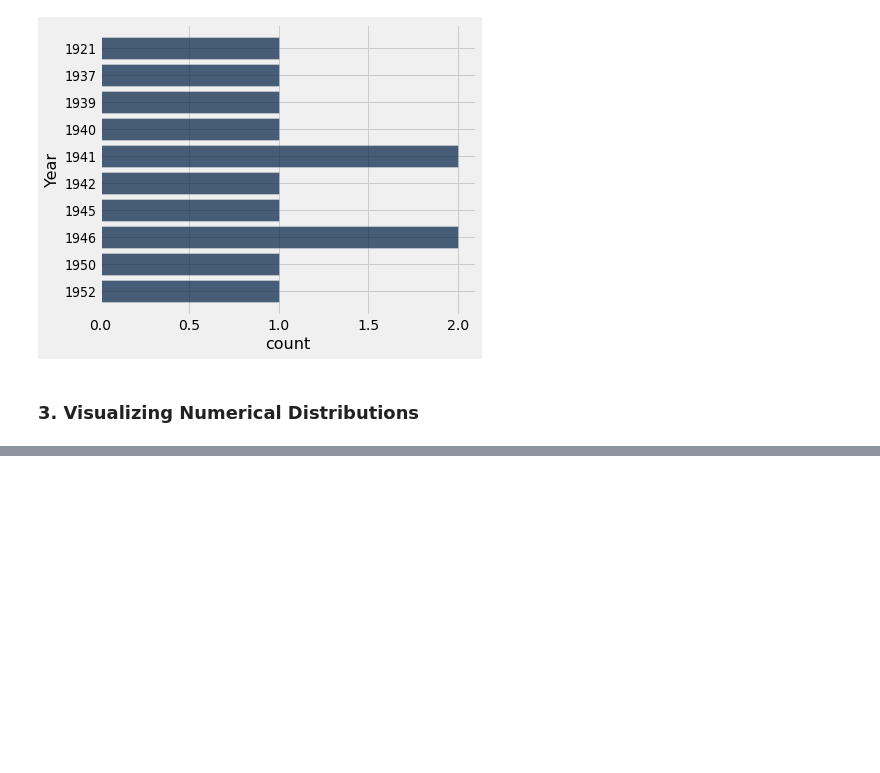
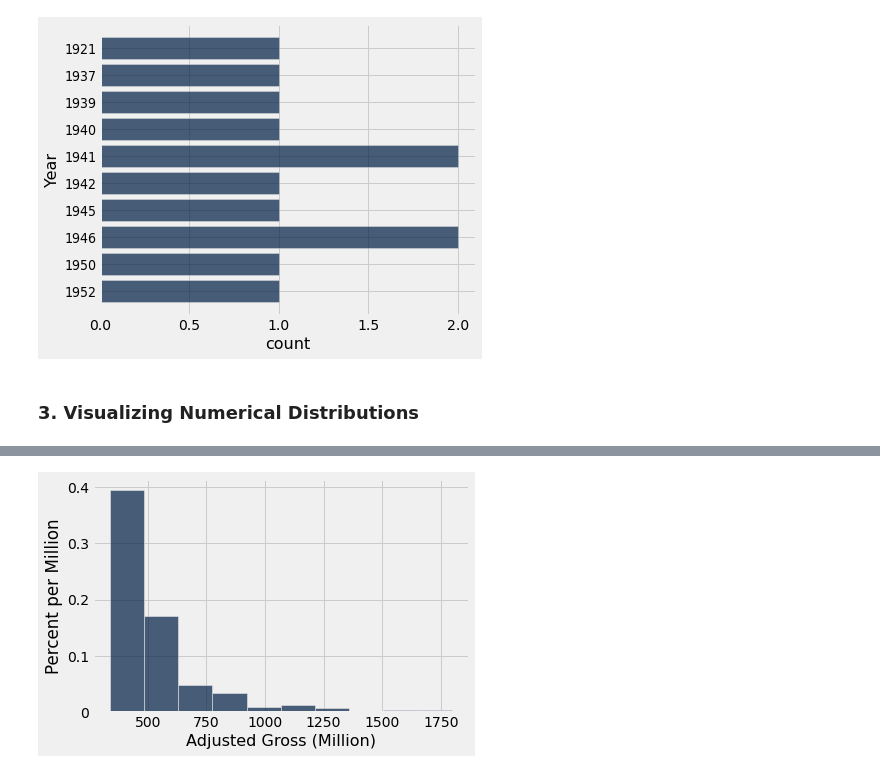
Before and after one commit to Matthew-HMS/Datascience101, a Jupyter notebook: Visualization.ipynb, the cells around one changed output, grey strips where cells are left out. Drawn from its saved outputs; the diff is of its cells as text; code cells hidden in the pictures; blank space fills up the shorter version.

```diff
--- a/Visualization.ipynb
+++ b/Visualization.ipynb
@@ -177,3 +177,6 @@ import numpy as np
 %matplotlib inline
 import matplotlib.pyplot as plots
 plots.style.use('fivethirtyeight')
+# %%
+top = Table.read_table('https://raw.githubusercontent.com/yu-to-chen/data-science/master/assets/data/top_movies_2017.csv')
+top.set_format([2,3], NumberFormatter)
@@ -179,0 +196,3 @@ plots.style.use('fivethirtyeight')
+# %%
+millions = top.select('Title').with_columns('Adjusted Gross', np.round(top.column(3)/1e6, 2))
+millions
@@ -179,0 +264,4 @@ plots.style.use('fivethirtyeight')
+# %%
+millions.hist('Adjusted Gross', unit = 'Million')
+# %% [output]
+[figure, added]
```
Also changed, not shown: parts of 13 cells of this notebook, 1 other file.
